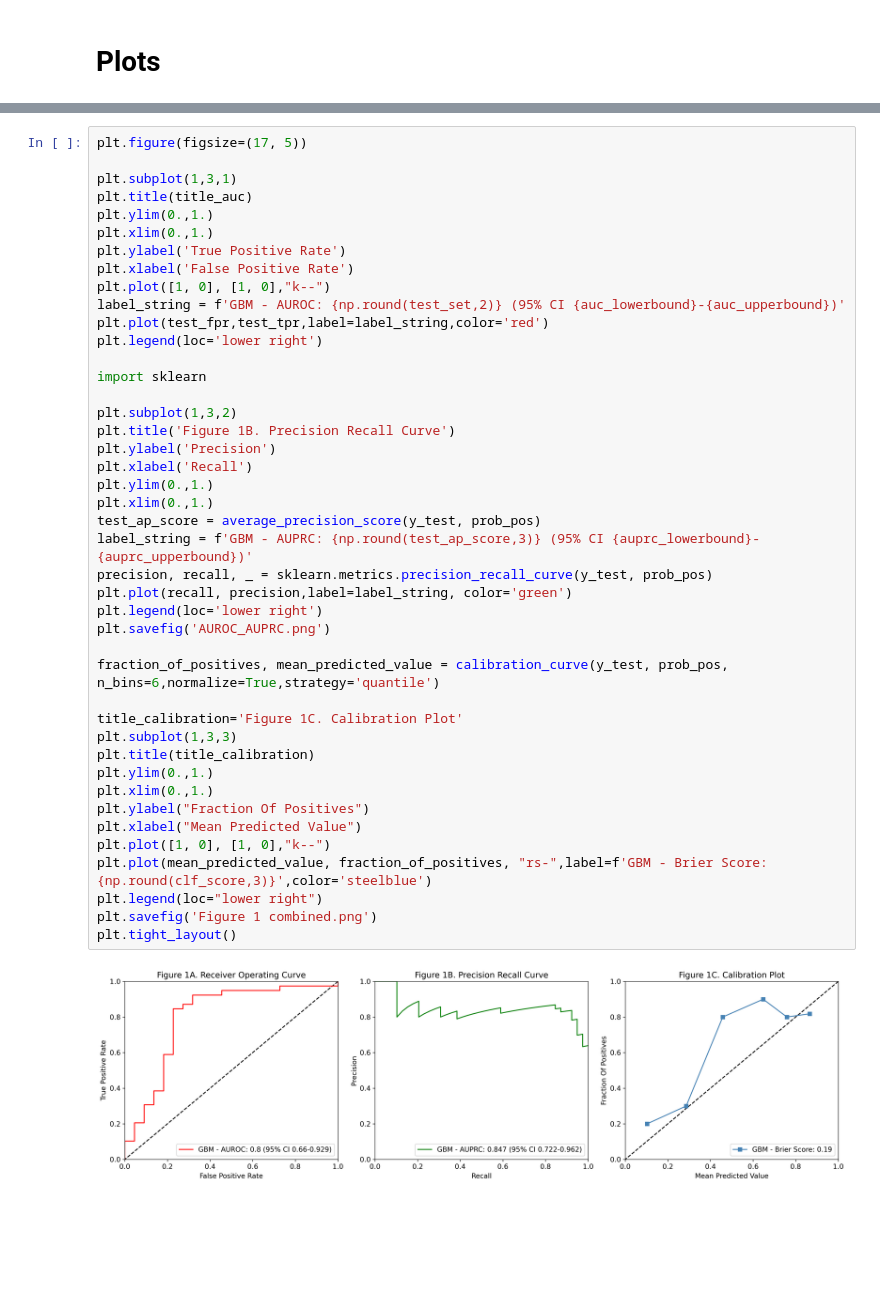
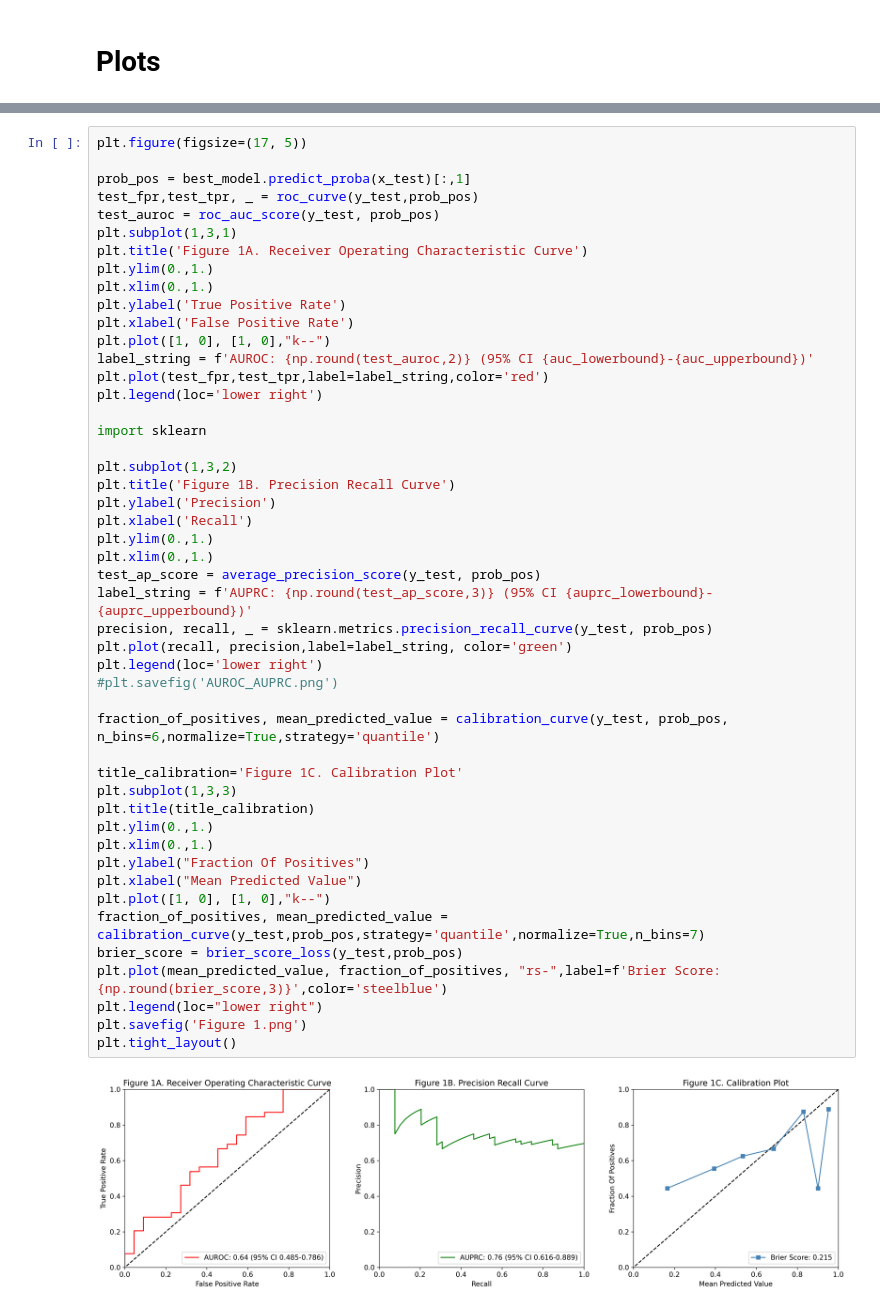
Before and after one commit to wesleyyeung/lvtres, a Jupyter notebook: evaluate.ipynb, the cells around one changed output, grey strips where cells are left out. Drawn from its saved outputs; the diff is of its cells as text; blank space fills up the shorter version.

```diff
--- a/evaluate.ipynb
+++ b/evaluate.ipynb
@@ -251,48 +176,53 @@ fraction_of_positives, mean_predicted_value = calibration_curve(y_test, prob_pos
 # %%
 plt.figure(figsize=(17, 5))
 
+prob_pos = best_model.predict_proba(x_test)[:,1]
+test_fpr,test_tpr, _ = roc_curve(y_test,prob_pos)
+test_auroc = roc_auc_score(y_test, prob_pos)
 plt.subplot(1,3,1)
-plt.title(title_auc)
+plt.title('Figure 1A. Receiver Operating Characteristic Curve')
 plt.ylim(0.,1.)
 plt.xlim(0.,1.)
 plt.ylabel('True Positive Rate')
 plt.xlabel('False Positive Rate')
 plt.plot([1, 0], [1, 0],"k--")
-label_string = f'GBM - AUROC: {np.round(test_set,2)} (95% CI {auc_lowerbound}-{auc_upperbound})'
+label_string = f'AUROC: {np.round(test_auroc,2)} (95% CI {auc_lowerbound}-{auc_upperbound})'
 plt.plot(test_fpr,test_tpr,label=label_string,color='red')
 plt.legend(loc='lower right')
 
 import sklearn
 
 plt.subplot(1,3,2)
 plt.title('Figure 1B. Precision Recall Curve')
 plt.ylabel('Precision')
 plt.xlabel('Recall')
 plt.ylim(0.,1.)
 plt.xlim(0.,1.)
 test_ap_score = average_precision_score(y_test, prob_pos)
-label_string = f'GBM - AUPRC: {np.round(test_ap_score,3)} (95% CI {auprc_lowerbound}-{auprc_upperbound})'
+label_string = f'AUPRC: {np.round(test_ap_score,3)} (95% CI {auprc_lowerbound}-{auprc_upperbound})'
 precision, recall, _ = sklearn.metrics.precision_recall_curve(y_test, prob_pos)
 plt.plot(recall, precision,label=label_string, color='green')
 plt.legend(loc='lower right')
-plt.savefig('AUROC_AUPRC.png')
+#plt.savefig('AUROC_AUPRC.png')
 
 fraction_of_positives, mean_predicted_value = calibration_curve(y_test, prob_pos, n_bins=6,normalize=True,strategy='quantile')
 
 title_calibration='Figure 1C. Calibration Plot'
 plt.subplot(1,3,3)
 plt.title(title_calibration)
 plt.ylim(0.,1.)
 plt.xlim(0.,1.)
 plt.ylabel("Fraction Of Positives")
 plt.xlabel("Mean Predicted Value")
 plt.plot([1, 0], [1, 0],"k--")
-plt.plot(mean_predicted_value, fraction_of_positives, "rs-",label=f'GBM - Brier Score: {np.round(clf_score,3)}',color='steelblue')
+fraction_of_positives, mean_predicted_value = calibration_curve(y_test,prob_pos,strategy='quantile',normalize=True,n_bins=7)
+brier_score = brier_score_loss(y_test,prob_pos)
+plt.plot(mean_predicted_value, fraction_of_positives, "rs-",label=f'Brier Score: {np.round(brier_score,3)}',color='steelblue')
 plt.legend(loc="lower right")
-plt.savefig('Figure 1 combined.png')
+plt.savefig('Figure 1.png')
 plt.tight_layout()
 # %% [output]
-[figure, old version]
+[figure, new version]
 # %%
 from shap import TreeExplainer
 import shap
```
Also changed, not shown: parts of 6 cells of this notebook, 8 other files.
